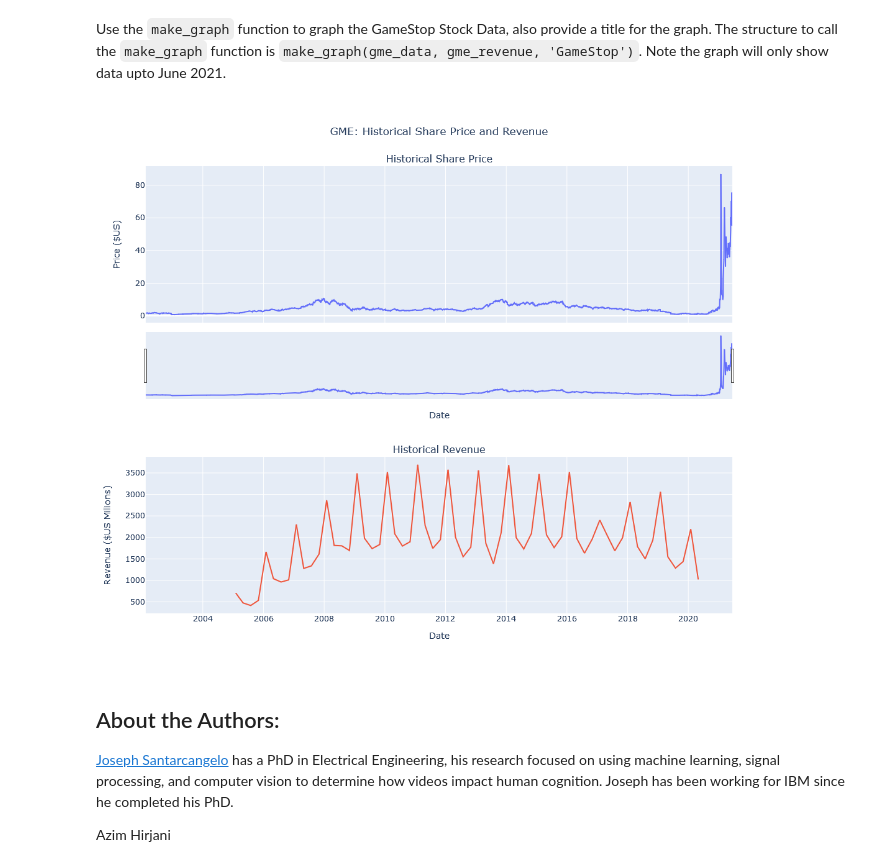
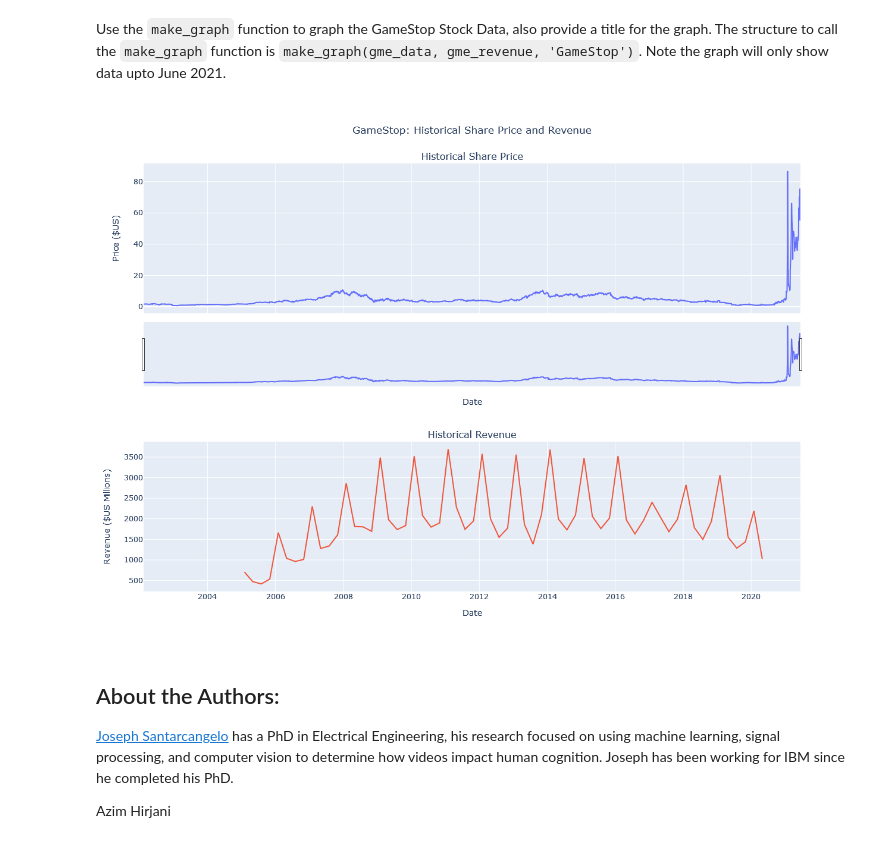
Before and after one commit to Aldobrandi/IBM-datascience-course5-finalproject, a Jupyter notebook: Python Project for Data Science Final Project Notebook.ipynb, the cells around one changed output. Saved outputs shown, nothing was run; the diff lists cells and outputs as text; code cells hidden in the pictures.

```diff
--- a/Python Project for Data Science Final Project Notebook.ipynb
+++ b/Python Project for Data Science Final Project Notebook.ipynb
@@ -264,9 +264,9 @@ make_graph(tesla_data, tesla_revenue, 'Tesla')
 # %% [markdown]
 Use the `make_graph` function to graph the GameStop Stock Data, also provide a title for the graph. The structure to call the `make_graph` function is `make_graph(gme_data, gme_revenue, 'GameStop')`. Note the graph will only show data upto June 2021.
 # %%
-make_graph(gme_data, gme_revenue, 'GME')
+make_graph(gme_data, gme_revenue, 'GameStop')
 # %% [output]
-[figure, old version]
+[figure, new version]
 # %% [markdown]
 <h2>About the Authors:</h2>
 
```
